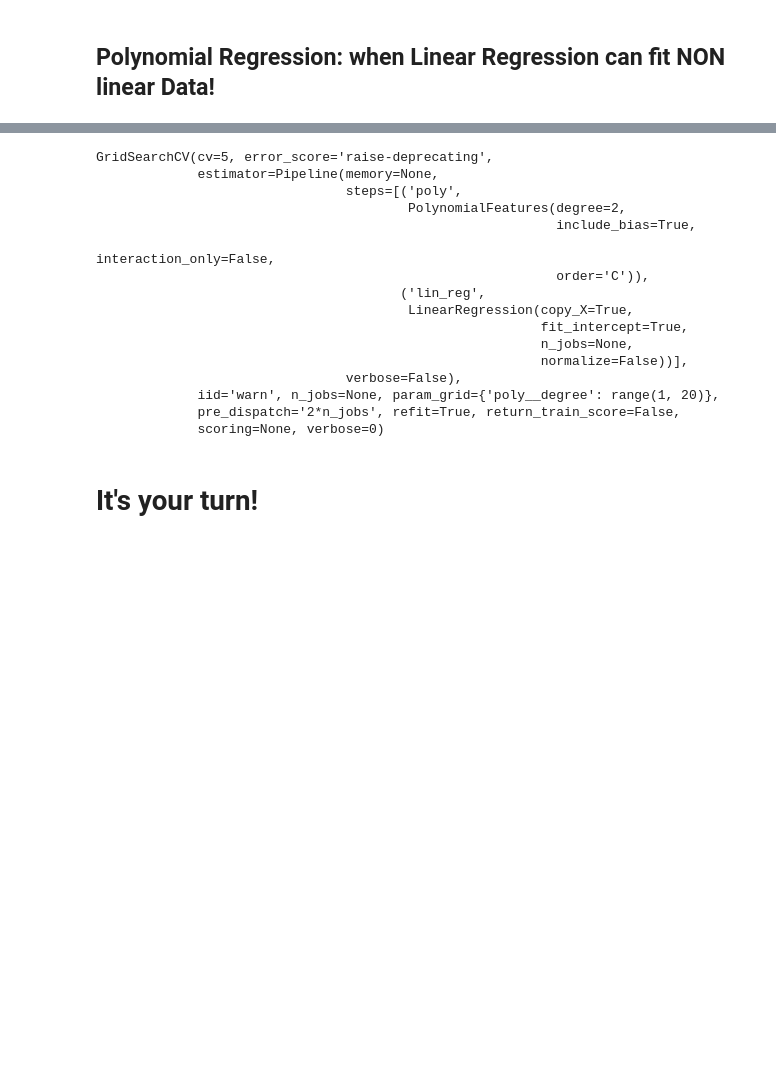
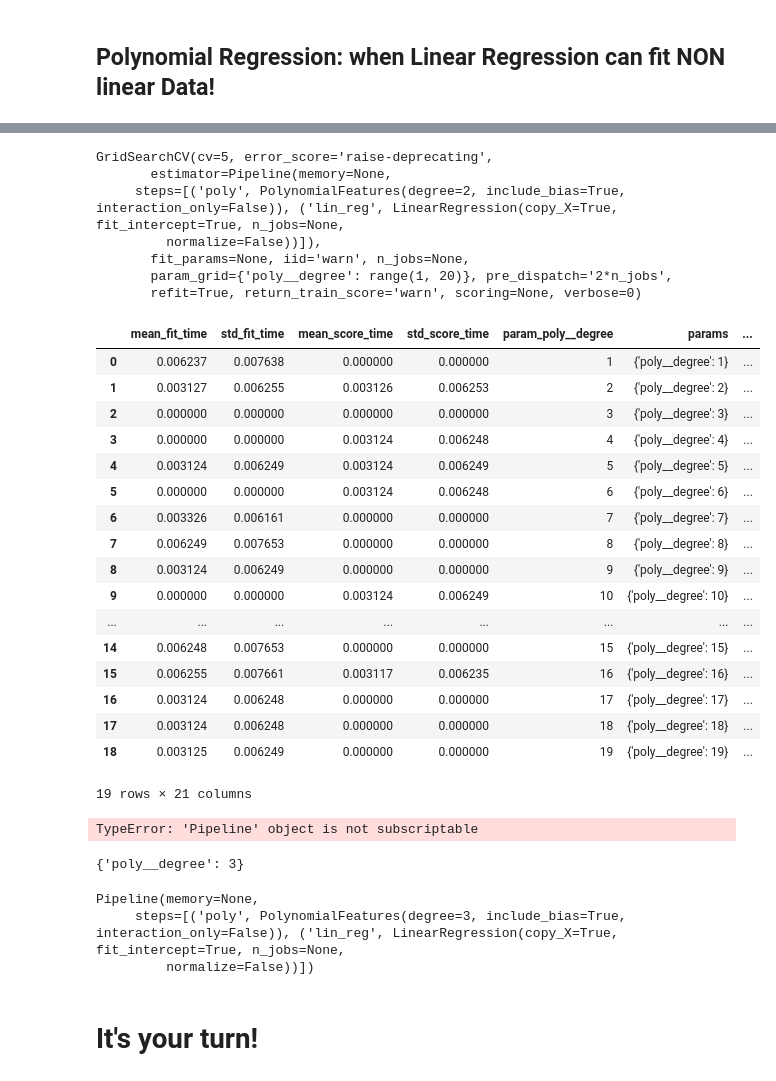
Before and after one commit to DamianoDellaLunga/ml_Fuerteventura, a Jupyter notebook: SESSION_14-Regression/SESSION_14.4_LinearRegProblems/Simple_basic_linear_regression_and_Polynomial-Lesson.ipynb, the cells around one changed output, grey strips where cells are left out. Drawn from its saved outputs; the diff is of its cells as text; code cells hidden in the pictures; blank space fills up the shorter version.

```diff
--- a/SESSION_14-Regression/SESSION_14.4_LinearRegProblems/Simple_basic_linear_regression_and_Polynomial-Lesson.ipynb
+++ b/SESSION_14-Regression/SESSION_14.4_LinearRegProblems/Simple_basic_linear_regression_and_Polynomial-Lesson.ipynb
@@ -230,24 +233,50 @@ p = Pipeline([('poly', PolynomialFeatures()),
               ('lin_reg', LinearRegression())])
 grid = GridSearchCV(p, param_grid={'poly__degree': range(1, 20)}, cv=5)
 # %%
-grid.fit(data[['Solar_Power']], data[['Temperature']])
+grid.fit(df_data[['Solar_Power']], df_data[['Temperature']])
 # %% [output]
 GridSearchCV(cv=5, error_score='raise-deprecating',
-             estimator=Pipeline(memory=None,
-                                steps=[('poly',
-                                        PolynomialFeatures(degree=2,
-                                                           include_bias=True,
-                                                           interaction_only=False,
-                                                           order='C')),
-                                       ('lin_reg',
-                                        LinearRegression(copy_X=True,
-                                                         fit_intercept=True,
-                                                         n_jobs=None,
-                                                         normalize=False))],
-                                verbose=False),
-             iid='warn', n_jobs=None, param_grid={'poly__degree': range(1, 20)},
-             pre_dispatch='2*n_jobs', refit=True, return_train_score=False,
-             scoring=None, verbose=0)
+       estimator=Pipeline(memory=None,
+     steps=[('poly', PolynomialFeatures(degree=2, include_bias=True, interaction_only=False)), ('lin_reg', LinearRegression(copy_X=True, fit_intercept=True, n_jobs=None,
+         normalize=False))]),
+       fit_params=None, iid='warn', n_jobs=None,
+       param_grid={'poly__degree': range(1, 20)}, pre_dispatch='2*n_jobs',
+       refit=True, return_train_score='warn', scoring=None, verbose=0)
+# %%
+pd.DataFrame(grid.cv_results_)
+# %% [output]
+|  | mean_fit_time | std_fit_time | mean_score_time | std_score_time | param_poly__degree | params | ... |
+| 0 | 0.006237 | 0.007638 | 0.000000 | 0.000000 | 1 | {'poly__degree': 1} | ... |
+| 1 | 0.003127 | 0.006255 | 0.003126 | 0.006253 | 2 | {'poly__degree': 2} | ... |
+| 2 | 0.000000 | 0.000000 | 0.000000 | 0.000000 | 3 | {'poly__degree': 3} | ... |
+| 3 | 0.000000 | 0.000000 | 0.003124 | 0.006248 | 4 | {'poly__degree': 4} | ... |
+| 4 | 0.003124 | 0.006249 | 0.003124 | 0.006249 | 5 | {'poly__degree': 5} | ... |
+| 5 | 0.000000 | 0.000000 | 0.003124 | 0.006248 | 6 | {'poly__degree': 6} | ... |
+| 6 | 0.003326 | 0.006161 | 0.000000 | 0.000000 | 7 | {'poly__degree': 7} | ... |
+| 7 | 0.006249 | 0.007653 | 0.000000 | 0.000000 | 8 | {'poly__degree': 8} | ... |
+| 8 | 0.003124 | 0.006249 | 0.000000 | 0.000000 | 9 | {'poly__degree': 9} | ... |
+| 9 | 0.000000 | 0.000000 | 0.003124 | 0.006249 | 10 | {'poly__degree': 10} | ... |
+| ... | ... | ... | ... | ... | ... | ... | ... |
+| 14 | 0.006248 | 0.007653 | 0.000000 | 0.000000 | 15 | {'poly__degree': 15} | ... |
+| 15 | 0.006255 | 0.007661 | 0.003117 | 0.006235 | 16 | {'poly__degree': 16} | ... |
+| 16 | 0.003124 | 0.006248 | 0.000000 | 0.000000 | 17 | {'poly__degree': 17} | ... |
+| 17 | 0.003124 | 0.006248 | 0.000000 | 0.000000 | 18 | {'poly__degree': 18} | ... |
+| 18 | 0.003125 | 0.006249 | 0.000000 | 0.000000 | 19 | {'poly__degree': 19} | ... |
+19 rows × 21 columns
+# %%
+grid.best_estimator_['poly']
+# %% [output]
+TypeError: 'Pipeline' object is not subscriptable
+# %%
+grid.best_params_
+# %% [output]
+{'poly__degree': 3}
+# %%
+grid.best_estimator_
+# %% [output]
+Pipeline(memory=None,
+     steps=[('poly', PolynomialFeatures(degree=3, include_bias=True, interaction_only=False)), ('lin_reg', LinearRegression(copy_X=True, fit_intercept=True, n_jobs=None,
+         normalize=False))])
 # %% [markdown]
 # It's your turn!
 # %%
```
Also changed, not shown: parts of 18 cells of this notebook, 6 other files.
